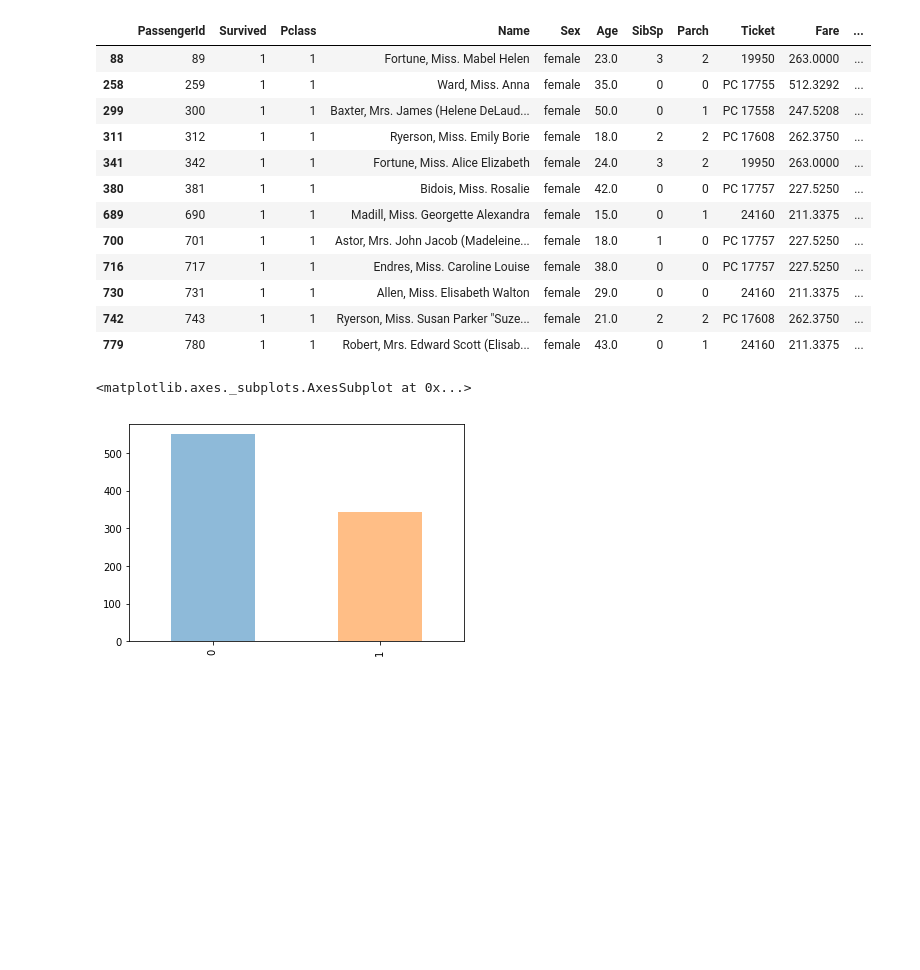
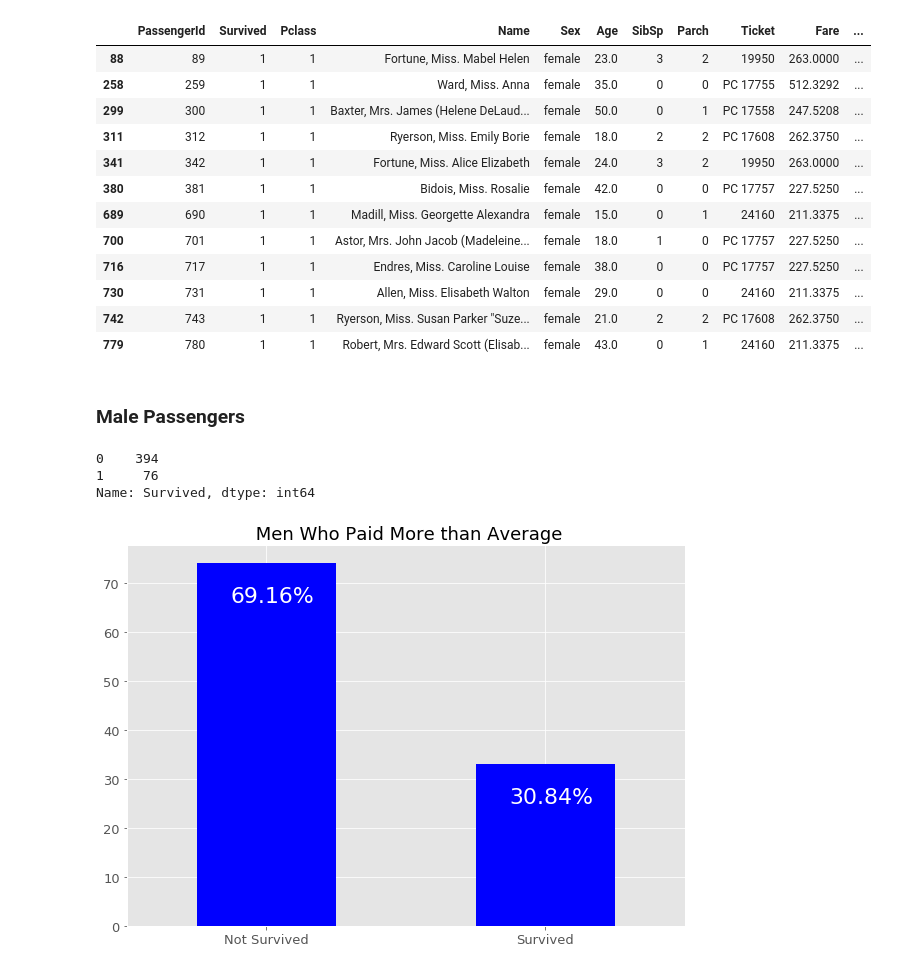
Before and after one commit to saheelahmed2/Titanic-EDA, a Jupyter notebook: Notebook/TITANIC EDA.ipynb, the cells around one changed output. Drawn from its saved outputs; the diff is of its cells as text; code cells hidden in the pictures; blank space fills up the shorter version.

```diff
--- a/Notebook/TITANIC EDA.ipynb
+++ b/Notebook/TITANIC EDA.ipynb
@@ -60,9 +144,37 @@ df[(df.Fare >200) & (df.Survived == 1) & (df.Sex == 'female')]
 | 730 | 731 | 1 | 1 | Allen, Miss. Elisabeth Walton | female | 29.0 | 0 | 0 | 24160 | 211.3375 | ... |
 | 742 | 743 | 1 | 1 | Ryerson, Miss. Susan Parker "Suze... | female | 21.0 | 2 | 2 | PC 17608 | 262.3750 | ... |
 | 779 | 780 | 1 | 1 | Robert, Mrs. Edward Scott (Elisab... | female | 43.0 | 0 | 1 | 24160 | 211.3375 | ... |
-# %%
-df.Survived.value_counts().plot(kind = 'bar' , alpha = 0.5)
-df[df.Survived]
-# %% [output]
-<matplotlib.axes._subplots.AxesSubplot at 0x...>
-[figure, removed]
+# %% [markdown]
+### Male Passengers
+# %%
+male_passengers = train[train.Sex == 'male']
+male_passengers.Survived.value_counts()
+male_passengers[male_passengers.Fare < 32.204207968574636].Survived.value_counts()
+# %% [output]
+0    394
+1     76
+Name: Survived, dtype: int64
+# %%
+ax = male_passengers[male_passengers.Fare > 32.204207968574636].Survived.value_counts().plot(kind='bar', figsize=(10,7),fontsize=13,color = 'blue');
+plt.xticks(np.arange(2), ['Not Survived' , 'Survived'] , rotation = 0)
+ax.set_alpha(0.8)
+ax.set_title(" Men Who Paid More than Average", fontsize=18)
+
+# create a list to collect the plt.patches data
+totals = []
+
+# find the values and append to list
+for i in ax.patches:
+    totals.append(i.get_height())
+
+# set individual bar lables using above list
+total = sum(totals)
+
+# set individual bar lables using above list
+for i in ax.patches:
+    # get_x pulls left or right; get_height pushes up or down
+    ax.text(i.get_x()+.12, i.get_height()-8, \
+            str(round((i.get_height()/total)*100, 2))+'%', fontsize=22,
+                color='white')
+# %% [output]
+[figure, added]
```
Also changed, not shown: parts of 19 cells of this notebook.
